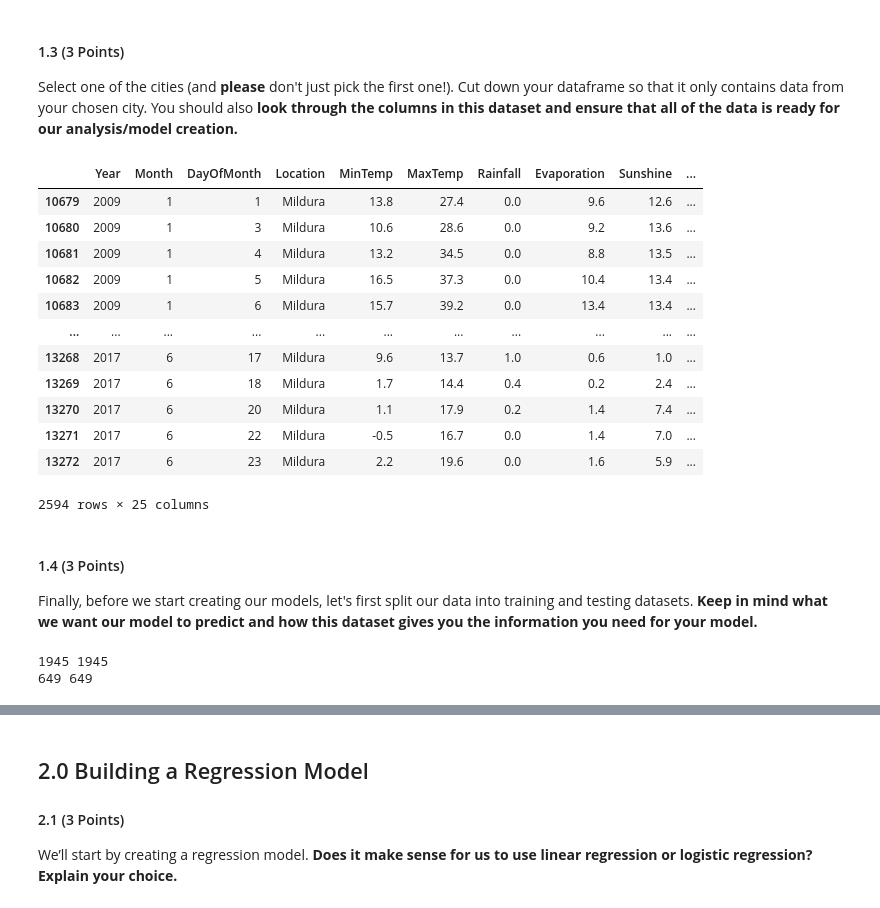
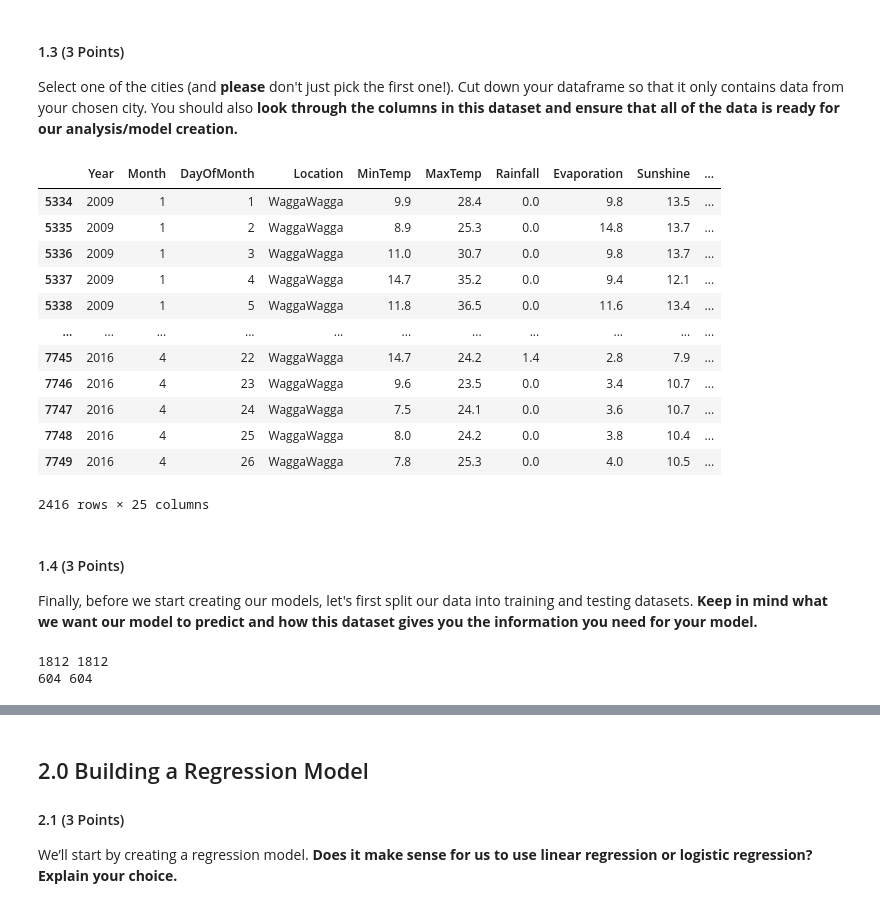
Before and after one commit to esyerson/CMSE202-s23-turnin, a Jupyter notebook: hw-04/HW_4_Regression_and_SVM_Syerson.ipynb, the cells around one changed output, grey strips where cells are left out. Saved outputs shown, nothing was run; the diff lists cells and outputs as text; code cells hidden in the pictures.

```diff
--- a/hw-04/HW_4_Regression_and_SVM_Syerson.ipynb
+++ b/hw-04/HW_4_Regression_and_SVM_Syerson.ipynb
@@ -93,37 +93,37 @@ print(cities)
 Select one of the cities (and **please** don't just pick the first one!). Cut down your dataframe so that it only contains data from your chosen city. You should also **look through the columns in this dataset and ensure that all of the data is ready for our analysis/model creation.**
 # %%
 #Write your code here
-mildura = weather[weather['Location'] == 'Mildura']
-mildura
+Wagga = weather[weather['Location'] == 'WaggaWagga']
+Wagga
 # %% [output]
 |  | Year | Month | DayOfMonth | Location | MinTemp | MaxTemp | Rainfall | Evaporation | Sunshine | ... |
-| 10679 | 2009 | 1 | 1 | Mildura | 13.8 | 27.4 | 0.0 | 9.6 | 12.6 | ... |
-| 10680 | 2009 | 1 | 3 | Mildura | 10.6 | 28.6 | 0.0 | 9.2 | 13.6 | ... |
-| 10681 | 2009 | 1 | 4 | Mildura | 13.2 | 34.5 | 0.0 | 8.8 | 13.5 | ... |
-| 10682 | 2009 | 1 | 5 | Mildura | 16.5 | 37.3 | 0.0 | 10.4 | 13.4 | ... |
-| 10683 | 2009 | 1 | 6 | Mildura | 15.7 | 39.2 | 0.0 | 13.4 | 13.4 | ... |
+| 5334 | 2009 | 1 | 1 | WaggaWagga | 9.9 | 28.4 | 0.0 | 9.8 | 13.5 | ... |
+| 5335 | 2009 | 1 | 2 | WaggaWagga | 8.9 | 25.3 | 0.0 | 14.8 | 13.7 | ... |
+| 5336 | 2009 | 1 | 3 | WaggaWagga | 11.0 | 30.7 | 0.0 | 9.8 | 13.7 | ... |
+| 5337 | 2009 | 1 | 4 | WaggaWagga | 14.7 | 35.2 | 0.0 | 9.4 | 12.1 | ... |
+| 5338 | 2009 | 1 | 5 | WaggaWagga | 11.8 | 36.5 | 0.0 | 11.6 | 13.4 | ... |
 | ... | ... | ... | ... | ... | ... | ... | ... | ... | ... | ... |
-| 13268 | 2017 | 6 | 17 | Mildura | 9.6 | 13.7 | 1.0 | 0.6 | 1.0 | ... |
-| 13269 | 2017 | 6 | 18 | Mildura | 1.7 | 14.4 | 0.4 | 0.2 | 2.4 | ... |
-| 13270 | 2017 | 6 | 20 | Mildura | 1.1 | 17.9 | 0.2 | 1.4 | 7.4 | ... |
-| 13271 | 2017 | 6 | 22 | Mildura | -0.5 | 16.7 | 0.0 | 1.4 | 7.0 | ... |
-| 13272 | 2017 | 6 | 23 | Mildura | 2.2 | 19.6 | 0.0 | 1.6 | 5.9 | ... |
+| 7745 | 2016 | 4 | 22 | WaggaWagga | 14.7 | 24.2 | 1.4 | 2.8 | 7.9 | ... |
+| 7746 | 2016 | 4 | 23 | WaggaWagga | 9.6 | 23.5 | 0.0 | 3.4 | 10.7 | ... |
+| 7747 | 2016 | 4 | 24 | WaggaWagga | 7.5 | 24.1 | 0.0 | 3.6 | 10.7 | ... |
+| 7748 | 2016 | 4 | 25 | WaggaWagga | 8.0 | 24.2 | 0.0 | 3.8 | 10.4 | ... |
+| 7749 | 2016 | 4 | 26 | WaggaWagga | 7.8 | 25.3 | 0.0 | 4.0 | 10.5 | ... |
-2594 rows × 25 columns
+2416 rows × 25 columns
 # %% [markdown]
 #### 1.4 (3 Points)
 Finally, before we start creating our models, let's first split our data into training and testing datasets. **Keep in mind what we want our model to predict and how this dataset gives you the information you need for your model.**
 # %%
 # Write your code here
 # we don't need the location column anymore
-mildura = mildura.drop('Location', axis = 1)
-mildura
+Wagga = Wagga.drop('Location', axis = 1)
+Wagga
 
-train_vectors, test_vectors, train_labels, test_labels = train_test_split(mildura.iloc[:, :-1], mildura.iloc[:, -1], test_size = 0.25)
+train_vectors, test_vectors, train_labels, test_labels = train_test_split(Wagga.iloc[:, :-1], Wagga.iloc[:, -1], test_size = 0.25, random_state = None)
 print(len(train_vectors), len(train_labels))
 print(len(test_vectors), len(test_labels))
 # %% [output]
-1945 1945
-649 649
+1812 1812
+604 604
 # %%
 train_vectors
 # %% [output]
```
Also changed, not shown: parts of 18 cells of this notebook.
